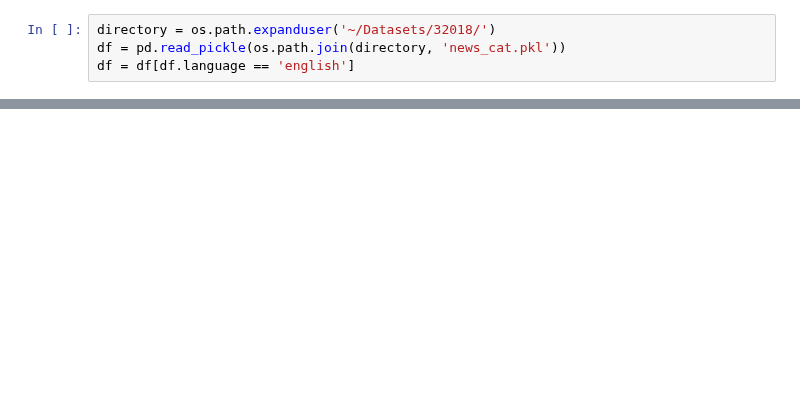
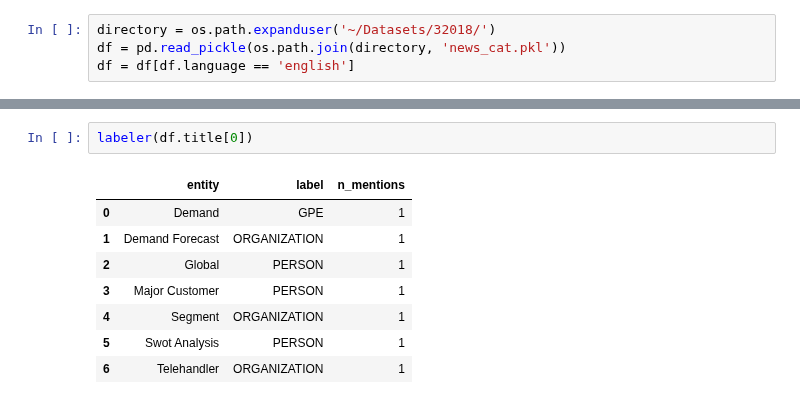
Before and after one commit to scottshepard/MScA, a Jupyter notebook: 32018/Assignments/Assignment5 - NER.ipynb, the cells around one changed output, grey strips where cells are left out. Saved outputs shown, nothing was run; the diff lists cells and outputs as text; blank space fills up the shorter version.

```diff
--- a/32018/Assignments/Assignment5 - NER.ipynb
+++ b/32018/Assignments/Assignment5 - NER.ipynb
@@ -25,0 +51,11 @@ df.head()
+# %%
+labeler(df.title[0])
+# %% [output]
+|  | entity | label | n_mentions |
+| 0 | Demand | GPE | 1 |
+| 1 | Demand Forecast | ORGANIZATION | 1 |
+| 2 | Global | PERSON | 1 |
+| 3 | Major Customer | PERSON | 1 |
+| 4 | Segment | ORGANIZATION | 1 |
+| 5 | Swot Analysis | PERSON | 1 |
+| 6 | Telehandler | ORGANIZATION | 1 |
```
Also changed, not shown: parts of 22 cells of this notebook.
